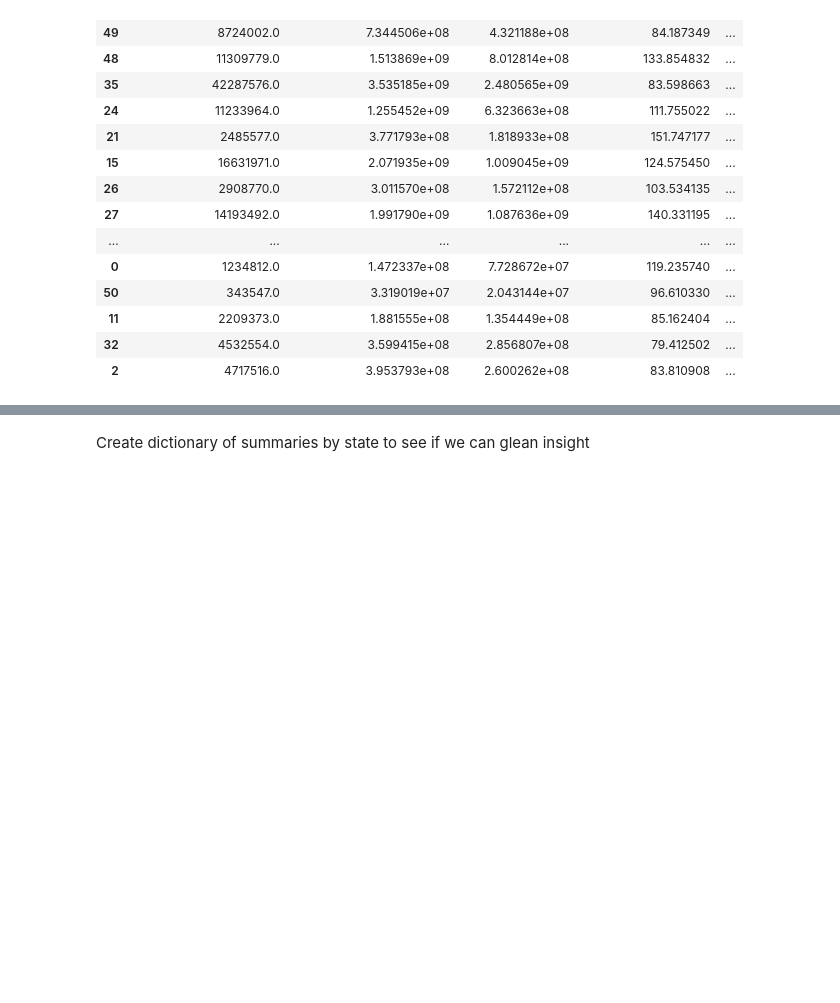
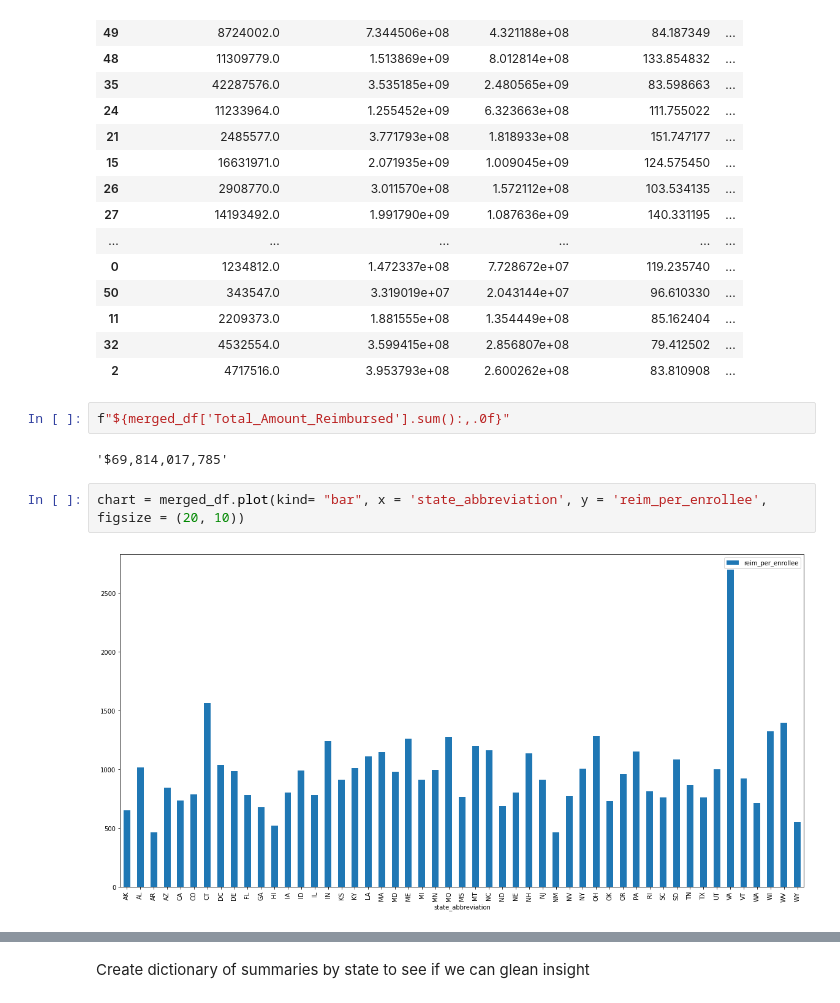
Before and after one commit to TBergsData/Medicaid, a Jupyter notebook: Medicaid_Rx.ipynb, the cells around one changed output, grey strips where cells are left out. Saved outputs shown, nothing was run; the diff lists cells and outputs as text; blank space fills up the shorter version.

```diff
--- a/Medicaid_Rx.ipynb
+++ b/Medicaid_Rx.ipynb
@@ -415,3 +431,11 @@ merged_df.sort_values('reim_per_enrollee', ascending=False)
 | 11 | 2209373.0 | 1.881555e+08 | 1.354449e+08 | 85.162404 | ... |
 | 32 | 4532554.0 | 3.599415e+08 | 2.856807e+08 | 79.412502 | ... |
 | 2 | 4717516.0 | 3.953793e+08 | 2.600262e+08 | 83.810908 | ... |
+# %%
+f"${merged_df['Total_Amount_Reimbursed'].sum():,.0f}"
+# %% [output]
+'$69,814,017,785'
+# %%
+chart = merged_df.plot(kind= "bar", x = 'state_abbreviation', y = 'reim_per_enrollee', figsize = (20, 10))
+# %% [output]
+[figure, added]
```
Also changed, not shown: parts of 7 cells of this notebook.
